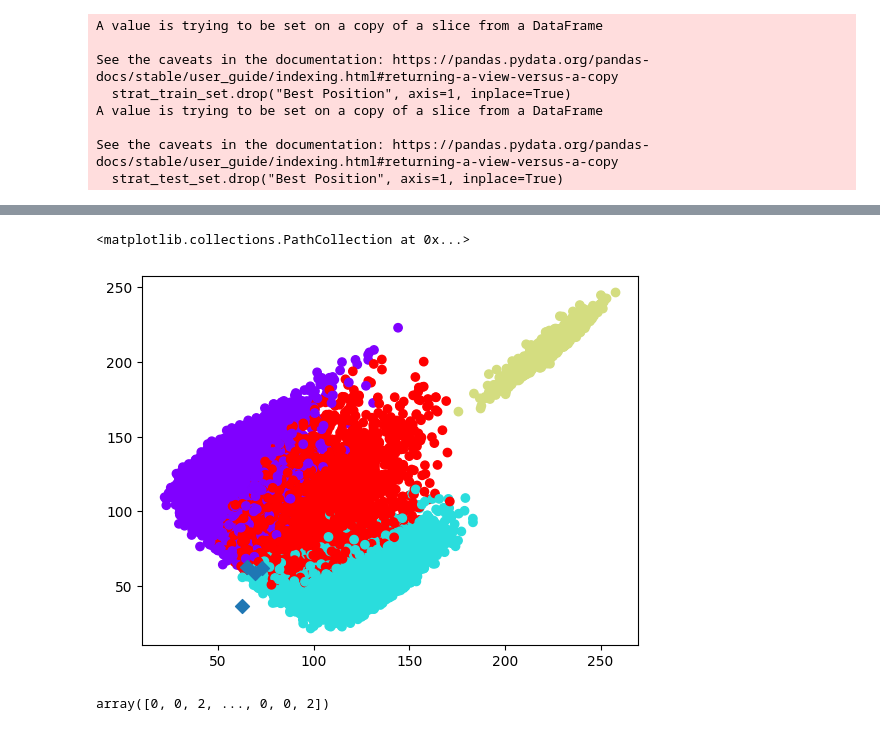
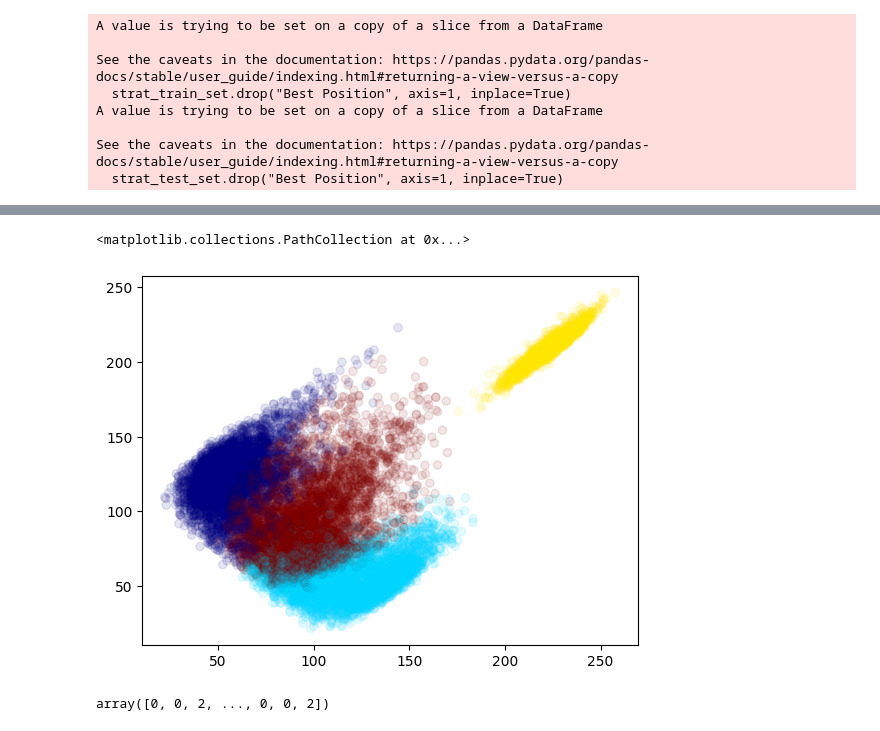
Before and after one commit to ngareleo/govee-lights, a Jupyter notebook: src/clustering.ipynb, the cells around one changed output, grey strips where cells are left out. Saved outputs shown, nothing was run; the diff lists cells and outputs as text; code cells hidden in the pictures.

```diff
--- a/src/clustering.ipynb
+++ b/src/clustering.ipynb
@@ -1,8 +1,7 @@
 # %%
 import pandas as pd
-from helpers.read_data import get_player_dataset
 
-player_dataset = pd.read_csv("./sources/Fifa_23_Players_Data.csv", usecols=[
+player_dataset = pd.read_csv("./sources/fifa-23-player-dataset.csv", usecols=[
     "Best Position",
     "Height(in cm)",
     "Pace Total",
@@ -122,12 +123,13 @@ Converged at iteration 13: center shift 0.002948139427087633 within tolerance 0.
 # %%
 import matplotlib.pyplot as plt
 
-centroids = model.cluster_centers_
-plt.scatter(points[:, 0], points[:, 1], c=model.labels_, cmap="rainbow")
-plt.scatter(centroids[:, 1], centroids[:, 2], marker="D", s=50)
+plt.scatter(points[:, 0], points[:, 1], c=model.labels_, cmap="jet", alpha=0.1)
+
+# From the results we can see well defined clusters emerge
+# There is some overlap between players them with few outliers
 # %% [output]
 <matplotlib.collections.PathCollection at 0x...>
-[figure, old version]
+[figure, new version]
 # %%
 model.labels_
 # %% [output]
```
Also changed, not shown: parts of 4 cells of this notebook, 3 other files.
